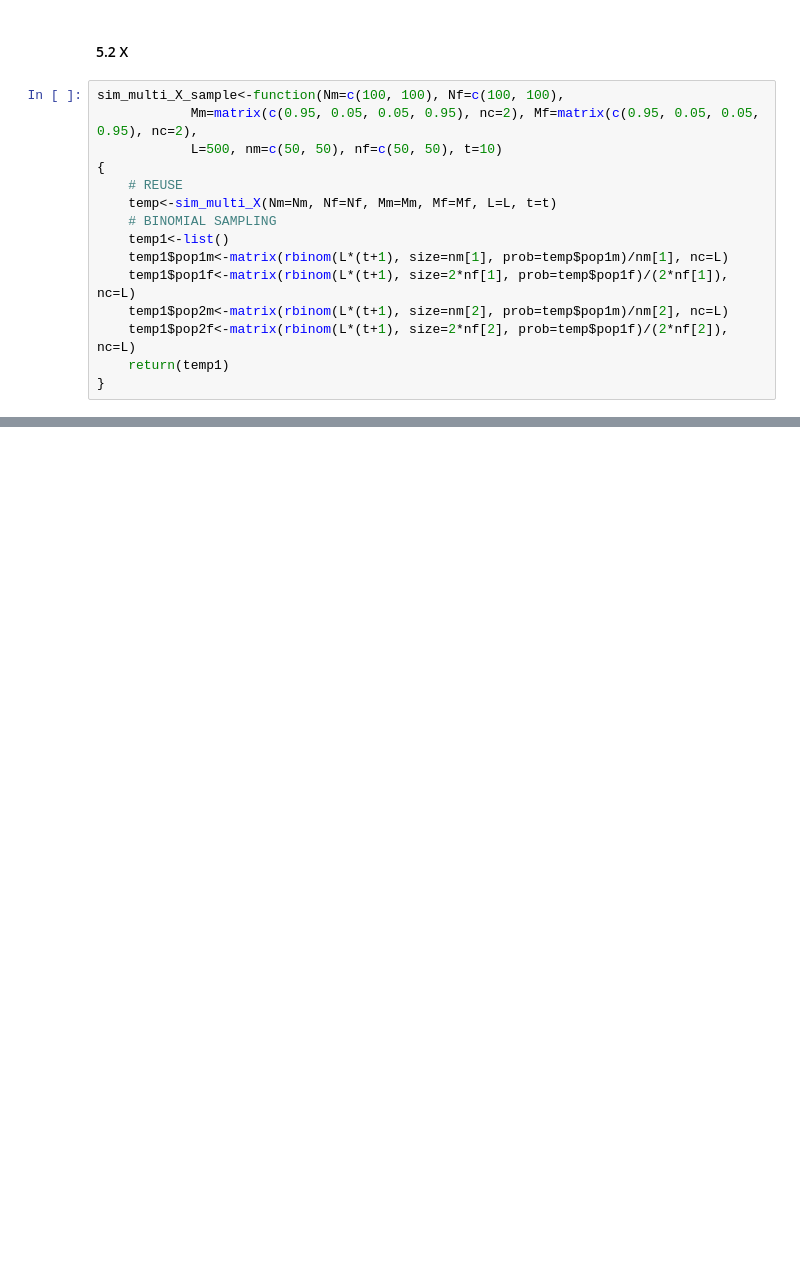
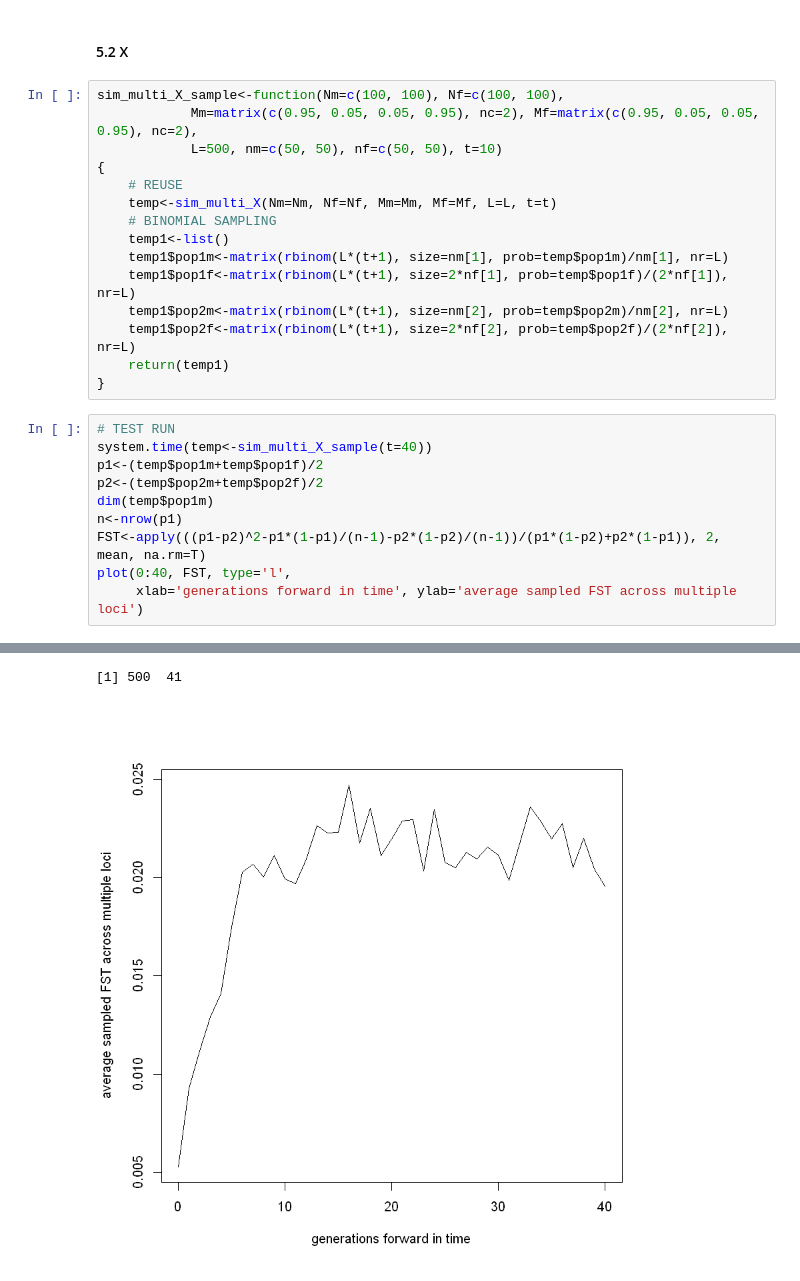
Before and after one commit to tinyuhui/FST, a Jupyter notebook: FST_multi_simulator.ipynb, the cells around one changed output, grey strips where cells are left out. Saved outputs shown, nothing was run; the diff lists cells and outputs as text; blank space fills up the shorter version.

```diff
--- a/FST_multi_simulator.ipynb
+++ b/FST_multi_simulator.ipynb
@@ -112,9 +142,20 @@ sim_multi_X_sample<-function(Nm=c(100, 100), Nf=c(100, 100),
     temp<-sim_multi_X(Nm=Nm, Nf=Nf, Mm=Mm, Mf=Mf, L=L, t=t)
     # BINOMIAL SAMPLING
     temp1<-list()
-    temp1$pop1m<-matrix(rbinom(L*(t+1), size=nm[1], prob=temp$pop1m)/nm[1], nc=L)
-    temp1$pop1f<-matrix(rbinom(L*(t+1), size=2*nf[1], prob=temp$pop1f)/(2*nf[1]), nc=L)
-    temp1$pop2m<-matrix(rbinom(L*(t+1), size=nm[2], prob=temp$pop1m)/nm[2], nc=L)
-    temp1$pop2f<-matrix(rbinom(L*(t+1), size=2*nf[2], prob=temp$pop1f)/(2*nf[2]), nc=L)
+    temp1$pop1m<-matrix(rbinom(L*(t+1), size=nm[1], prob=temp$pop1m)/nm[1], nr=L)
+    temp1$pop1f<-matrix(rbinom(L*(t+1), size=2*nf[1], prob=temp$pop1f)/(2*nf[1]), nr=L)
+    temp1$pop2m<-matrix(rbinom(L*(t+1), size=nm[2], prob=temp$pop2m)/nm[2], nr=L)
+    temp1$pop2f<-matrix(rbinom(L*(t+1), size=2*nf[2], prob=temp$pop2f)/(2*nf[2]), nr=L)
     return(temp1)
 }
+# %%
+# TEST RUN
+system.time(temp<-sim_multi_X_sample(t=40))
+p1<-(temp$pop1m+temp$pop1f)/2
+p2<-(temp$pop2m+temp$pop2f)/2
+dim(temp$pop1m)
+n<-nrow(p1)
+FST<-apply(((p1-p2)^2-p1*(1-p1)/(n-1)-p2*(1-p2)/(n-1))/(p1*(1-p2)+p2*(1-p1)), 2, mean, na.rm=T)
+plot(0:40, FST, type='l',
+     xlab='generations forward in time', ylab='average sampled FST across multiple loci')
+# %% [output]
@@ -120,0 +164,2 @@ sim_multi_X_sample<-function(Nm=c(100, 100), Nf=c(100, 100),
+[1] 500  41
+[figure, added]
```
Also changed, not shown: parts of 5 cells of this notebook.
